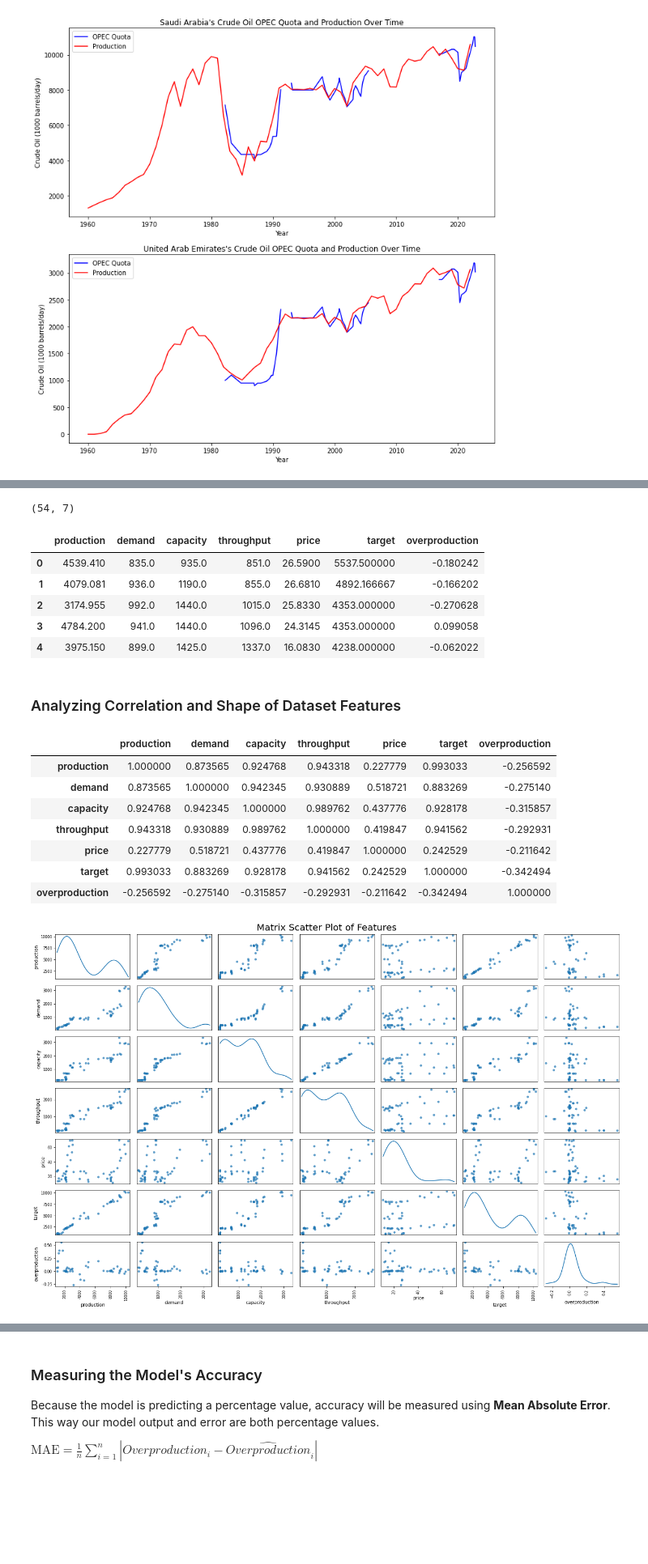
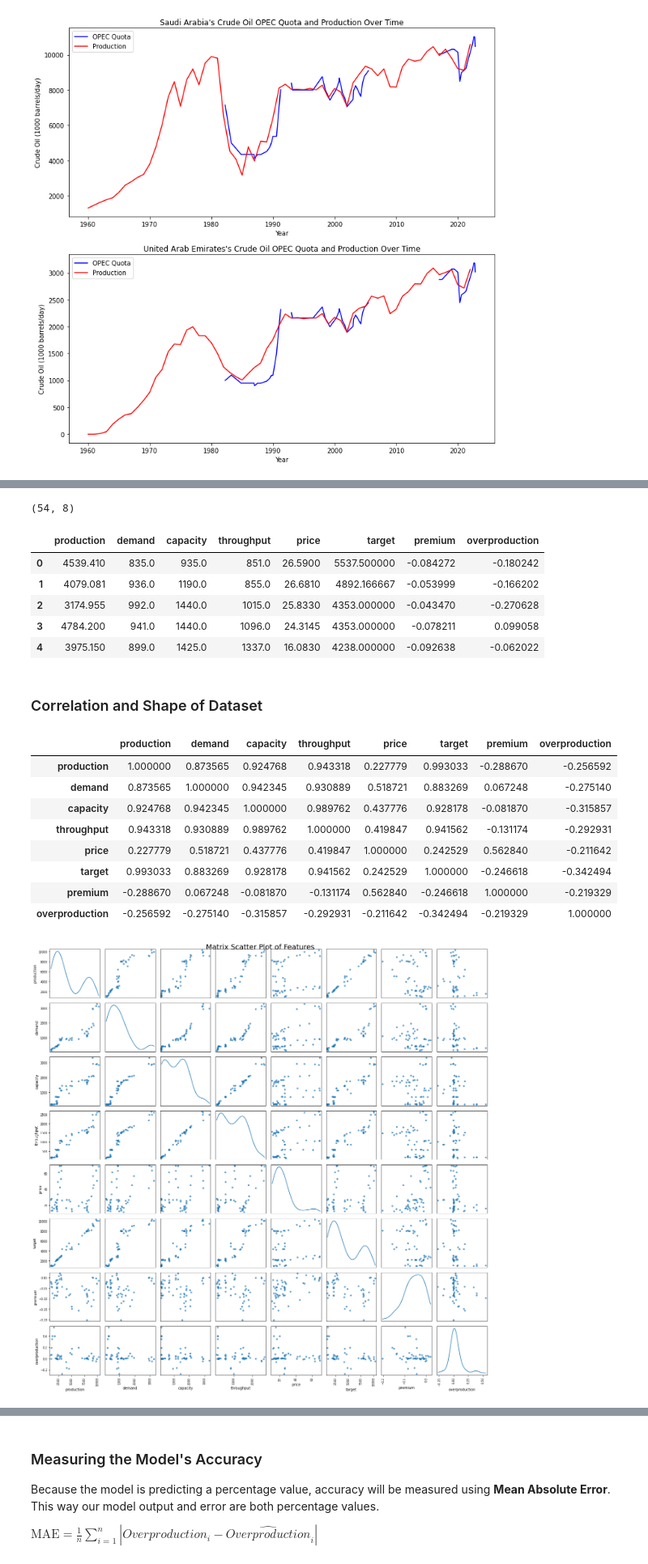
Before and after one commit to willcrodman/data_science_final_project, a Jupyter notebook: final.ipynb, the cells around one changed output, grey strips where cells are left out. Shown at 81% size. Cells and saved outputs as stored; diff of their text form; code cells hidden in the pictures; blank space fills up the shorter version.

```diff
--- a/final.ipynb
+++ b/final.ipynb
@@ -660,8 +668,12 @@ def merge_opec_datasets(country):
 
     # Combining datasets.
     df = pd.concat(columns, axis=1)
+
+    # Adding two new features.
+    df['premium'] = (df['price'] - oil_spot_prices_df['OPEC']['ORB']) / oil_spot_prices_df['OPEC']['ORB']
+    df['overproduction'] = (df['production'] - df['target']) / df['target']
+
     df = df[(df.index >= '1983-01-01') & (df.index <= '2021-01-01')]
-    df['overproduction'] = (df['production'] - df['target']) / df['target']
 
     # Filling np.NaNs for ML.
     df = df.dropna(subset=['overproduction'])
@@ -689,32 +701,33 @@ df = merge_opec_countries(['Saudi Arabia', 'United Arab Emirates'])
 print(df.shape)
 df.head()
 # %% [output]
-(54, 7)
+(54, 8)
-|  | production | demand | capacity | throughput | price | target | overproduction |
-| 0 | 4539.410 | 835.0 | 935.0 | 851.0 | 26.5900 | 5537.500000 | -0.180242 |
-| 1 | 4079.081 | 936.0 | 1190.0 | 855.0 | 26.6810 | 4892.166667 | -0.166202 |
-| 2 | 3174.955 | 992.0 | 1440.0 | 1015.0 | 25.8330 | 4353.000000 | -0.270628 |
-| 3 | 4784.200 | 941.0 | 1440.0 | 1096.0 | 24.3145 | 4353.000000 | 0.099058 |
-| 4 | 3975.150 | 899.0 | 1425.0 | 1337.0 | 16.0830 | 4238.000000 | -0.062022 |
+|  | production | demand | capacity | throughput | price | target | premium | overproduction |
+| 0 | 4539.410 | 835.0 | 935.0 | 851.0 | 26.5900 | 5537.500000 | -0.084272 | -0.180242 |
+| 1 | 4079.081 | 936.0 | 1190.0 | 855.0 | 26.6810 | 4892.166667 | -0.053999 | -0.166202 |
+| 2 | 3174.955 | 992.0 | 1440.0 | 1015.0 | 25.8330 | 4353.000000 | -0.043470 | -0.270628 |
+| 3 | 4784.200 | 941.0 | 1440.0 | 1096.0 | 24.3145 | 4353.000000 | -0.078211 | 0.099058 |
+| 4 | 3975.150 | 899.0 | 1425.0 | 1337.0 | 16.0830 | 4238.000000 | -0.092638 | -0.062022 |
 # %% [markdown]
-### Analyzing Correlation and Shape of Dataset Features
+### Correlation and Shape of Dataset
 # %%
 # Corr Matrix
 corr = df.corr()
 corr.style.background_gradient(cmap='coolwarm')
 # %% [output]
-|  | production | demand | capacity | throughput | price | target | overproduction |
-| production | 1.000000 | 0.873565 | 0.924768 | 0.943318 | 0.227779 | 0.993033 | -0.256592 |
-| demand | 0.873565 | 1.000000 | 0.942345 | 0.930889 | 0.518721 | 0.883269 | -0.275140 |
-| capacity | 0.924768 | 0.942345 | 1.000000 | 0.989762 | 0.437776 | 0.928178 | -0.315857 |
-| throughput | 0.943318 | 0.930889 | 0.989762 | 1.000000 | 0.419847 | 0.941562 | -0.292931 |
-| price | 0.227779 | 0.518721 | 0.437776 | 0.419847 | 1.000000 | 0.242529 | -0.211642 |
-| target | 0.993033 | 0.883269 | 0.928178 | 0.941562 | 0.242529 | 1.000000 | -0.342494 |
-| overproduction | -0.256592 | -0.275140 | -0.315857 | -0.292931 | -0.211642 | -0.342494 | 1.000000 |
+|  | production | demand | capacity | throughput | price | target | premium | overproduction |
+| production | 1.000000 | 0.873565 | 0.924768 | 0.943318 | 0.227779 | 0.993033 | -0.288670 | -0.256592 |
+| demand | 0.873565 | 1.000000 | 0.942345 | 0.930889 | 0.518721 | 0.883269 | 0.067248 | -0.275140 |
+| capacity | 0.924768 | 0.942345 | 1.000000 | 0.989762 | 0.437776 | 0.928178 | -0.081870 | -0.315857 |
+| throughput | 0.943318 | 0.930889 | 0.989762 | 1.000000 | 0.419847 | 0.941562 | -0.131174 | -0.292931 |
+| price | 0.227779 | 0.518721 | 0.437776 | 0.419847 | 1.000000 | 0.242529 | 0.562840 | -0.211642 |
+| target | 0.993033 | 0.883269 | 0.928178 | 0.941562 | 0.242529 | 1.000000 | -0.246618 | -0.342494 |
+| premium | -0.288670 | 0.067248 | -0.081870 | -0.131174 | 0.562840 | -0.246618 | 1.000000 | -0.219329 |
+| overproduction | -0.256592 | -0.275140 | -0.315857 | -0.292931 | -0.211642 | -0.342494 | -0.219329 | 1.000000 |
 # %%
-fig, axs = plt.subplots(figsize=(18, 12))
+fig, axs = plt.subplots(figsize=(18, 18))
 scatter_matrix(df, alpha=0.7, s=100, diagonal='kde', ax=axs)
 fig.suptitle(f"Matrix Scatter Plot of Features", fontsize=20)
 fig.tight_layout()
 # %% [output]
-[figure, old version]
+[figure, new version]
```
Also changed, not shown: parts of 13 cells of this notebook, 4 other files.
